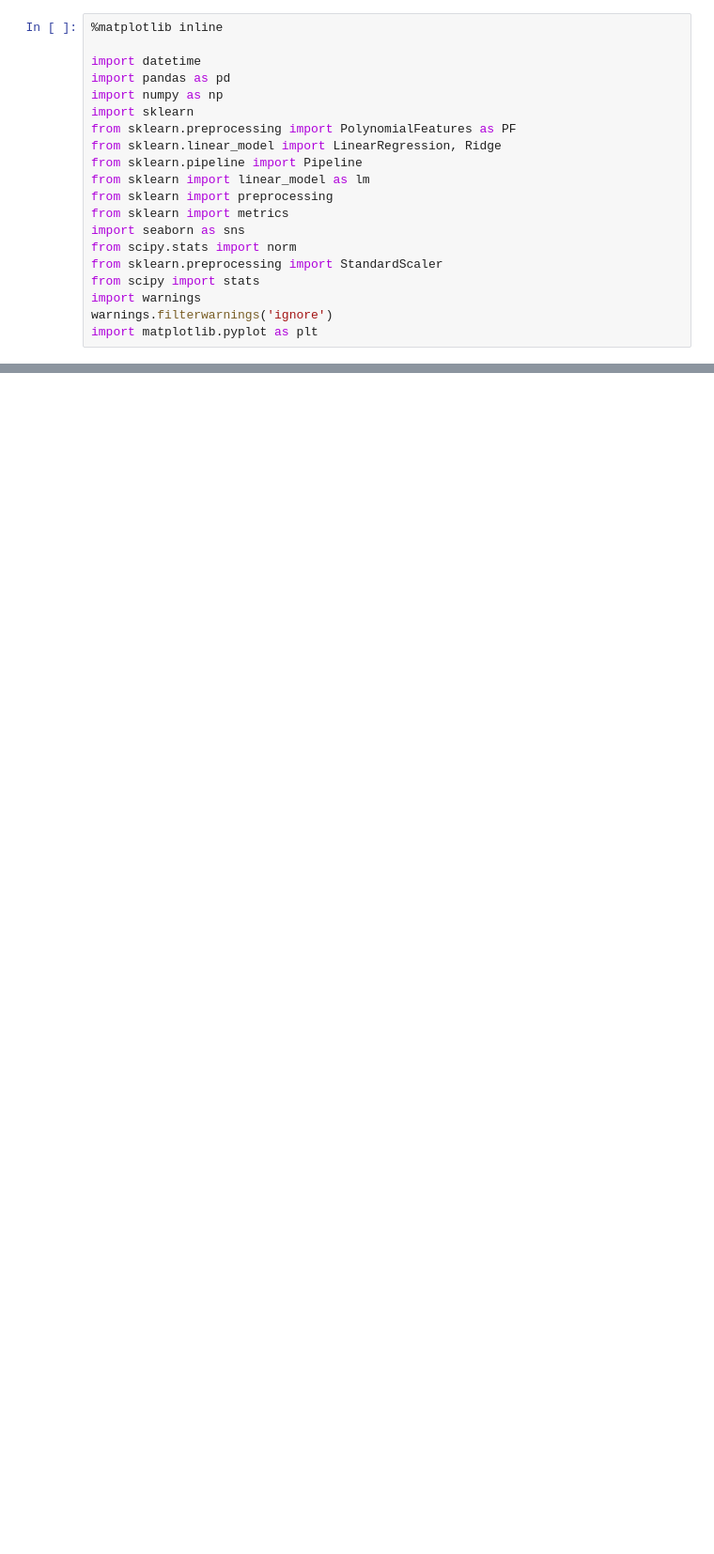
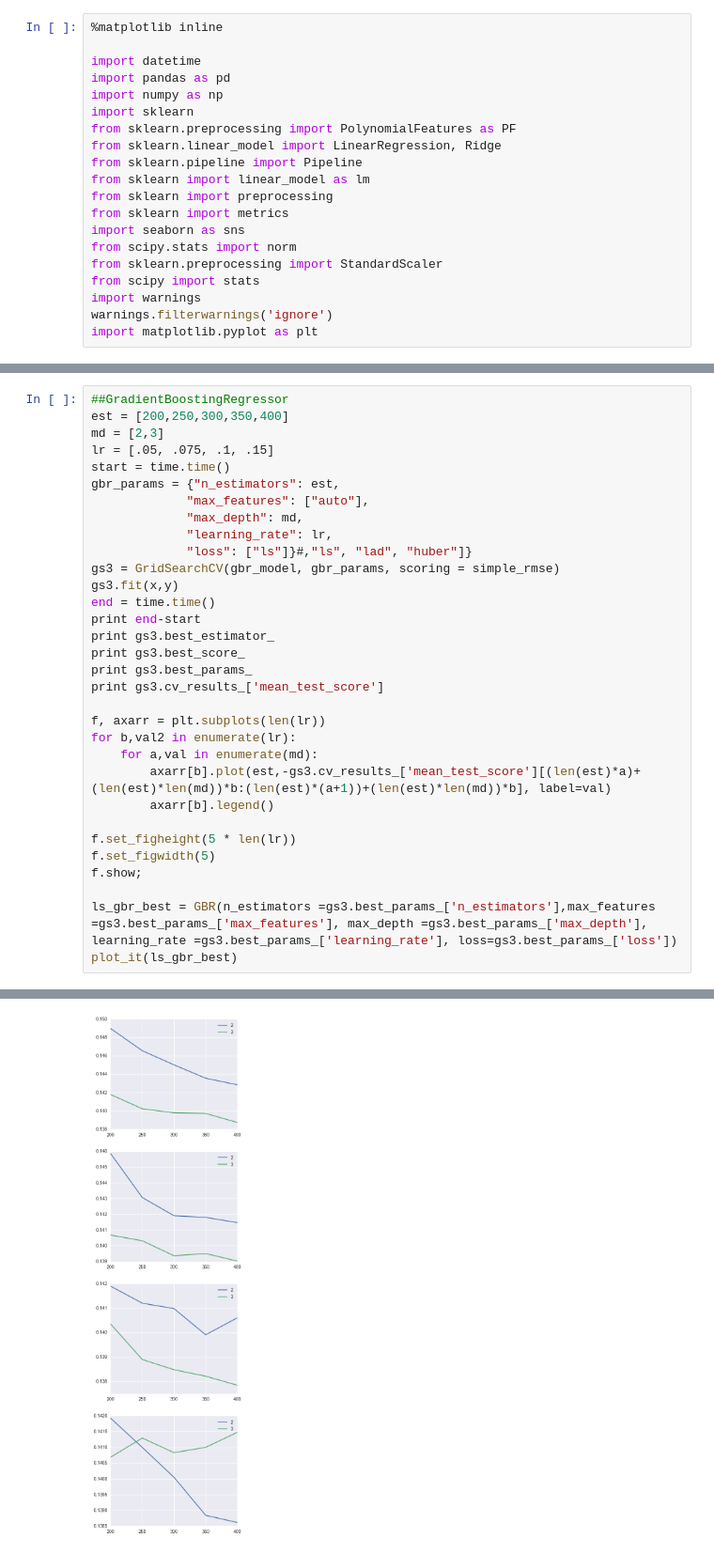
Before and after one commit to kctobin/207, a Jupyter notebook: RealEstateFinal - Models.ipynb, the cells around one changed output, grey strips where cells are left out. Shown: that part at 94% size. Cells and saved outputs as stored; diff of their text form; blank space fills up the shorter version.

```diff
--- a/RealEstateFinal - Models.ipynb
+++ b/RealEstateFinal - Models.ipynb
@@ -62,0 +193,33 @@ y = train_labels
+# %%
+##GradientBoostingRegressor
+est = [200,250,300,350,400]
+md = [2,3]
+lr = [.05, .075, .1, .15]
+start = time.time()
+gbr_params = {"n_estimators": est,
+             "max_features": ["auto"],
+             "max_depth": md,
+             "learning_rate": lr,
+             "loss": ["ls"]}#,"ls", "lad", "huber"]}
+gs3 = GridSearchCV(gbr_model, gbr_params, scoring = simple_rmse)
+gs3.fit(x,y)
+end = time.time()
+print end-start
+print gs3.best_estimator_
+print gs3.best_score_
+print gs3.best_params_
+print gs3.cv_results_['mean_test_score']
+
+f, axarr = plt.subplots(len(lr))
+for b,val2 in enumerate(lr):
+    for a,val in enumerate(md):
+        axarr[b].plot(est,-gs3.cv_results_['mean_test_score'][(len(est)*a)+(len(est)*len(md))*b:(len(est)*(a+1))+(len(est)*len(md))*b], label=val)
+        axarr[b].legend()
+
+f.set_figheight(5 * len(lr))
+f.set_figwidth(5)
+f.show;
+
+ls_gbr_best = GBR(n_estimators =gs3.best_params_['n_estimators'],max_features =gs3.best_params_['max_features'], max_depth =gs3.best_params_['max_depth'], learning_rate =gs3.best_params_['learning_rate'], loss=gs3.best_params_['loss'])
+plot_it(ls_gbr_best)
+# %% [output]
@@ -62,0 +243 @@ y = train_labels
+[figure, added]
```
Also changed, not shown: parts of 22 cells of this notebook, 2 other files.
